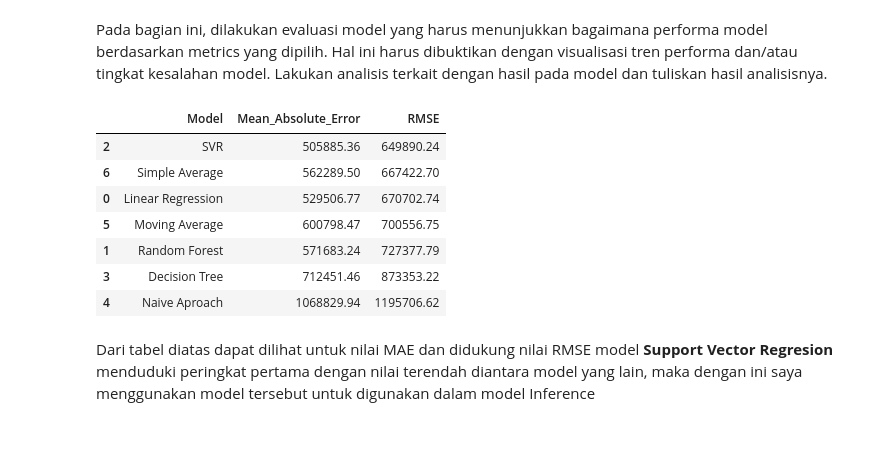
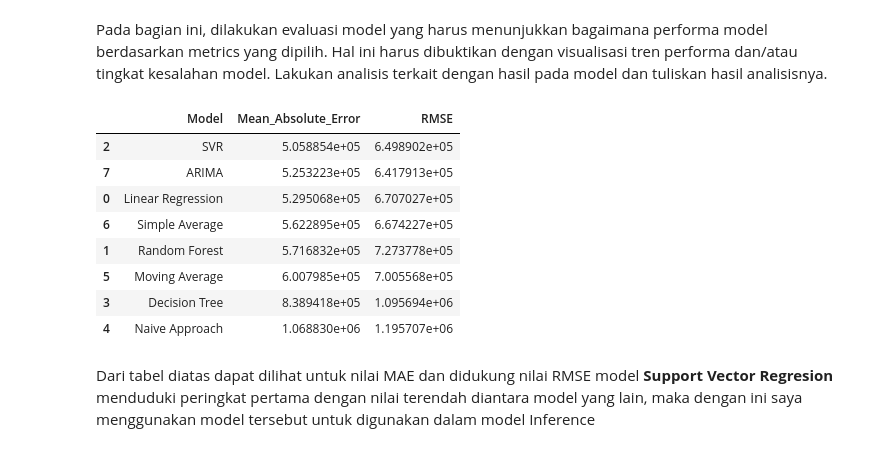
Before and after one commit to andik-alfauzi/Final-Project, a Jupyter notebook: Final_Project_Andik_Al_Fauzi.ipynb, the cells around one changed output. Saved outputs shown, nothing was run; the diff lists cells and outputs as text; code cells hidden in the pictures.

```diff
--- a/Final_Project_Andik_Al_Fauzi.ipynb
+++ b/Final_Project_Andik_Al_Fauzi.ipynb
@@ -164,0 +166,4 @@ Berikut saya rubah format tanggal dari data `week_end_date` dari tipe object men
+# %%
+# Check product_item performance by day
+copyData['day_freq'] = ((copyData['week_end_date'] - copyData['week_start_date']).dt.days)+1
+copyData.head()
@@ -533,6 +599,6 @@ Dapat dilihat dari visualisasi ACF dan PACF diatas, dataset sudah stationer pada
 # %%
 # Define ARIMA model
-arima = ARIMA(sales1['Quantity'], order=(0,0,0))
+arima = ARIMA(sales1['Quantity'], order=(0,0,0), seasonal_order = (0, 0, 0, 4))
 arimaModel = arima.fit()
 print('The AIC is : ', arimaModel.aic)
 # %% [output]
@@ -567,0 +606,6 @@ arimaPred
+# %%
+# Generate predictions for the test set
+predArima = arimaModel.forecast(steps=len(test)+4)
+
+# Display
+predArima
@@ -567,0 +630,6 @@ arimaPred
+# %%
+# Evaluate the model performance (MAE)
+maeArima = mean_absolute_error(predArima[:17], test)
+rmseArima = sqrt(mean_squared_error(predArima[:17], test))
+print(f'MAE Arima : {maeArima}')
+print(f'RMSE Arima : {rmseArima}')
@@ -656,24 +727,25 @@ Pada bagian ini, dilakukan evaluasi model yang harus menunjukkan bagaimana perfo
 # %%
 # Evaluate Model
 evaluateDF = pd.DataFrame({
     'Model' : ['Linear Regression', 'Random Forest', 'SVR', 'Decision Tree',
-               'Naive Aproach', 'Moving Average', 'Simple Average'],
-    'Mean_Absolute_Error' : [maeTestLR, maeTestRF, maeTestSVM, maeTestDT, maeNaive, maeMov, maeSA],
-    'RMSE' : [rmseTestLR, rmseTestRF, rmseTestSVM, rmseTestDT, rmseNaive, rmseMov, rmseSA]
+               'Naive Approach', 'Moving Average', 'Simple Average', 'ARIMA'],
+    'Mean_Absolute_Error' : [maeTestLR, maeTestRF, maeTestSVM, maeTestDT, maeNaive, maeMov, maeSA, maeArima],
+    'RMSE' : [rmseTestLR, rmseTestRF, rmseTestSVM, rmseTestDT, rmseNaive, rmseMov, rmseSA, rmseArima]
 })
 
 # Display
-evaluateDF = evaluateDF.sort_values('RMSE', ascending=True)
+evaluateDF = evaluateDF.sort_values('Mean_Absolute_Error', ascending=True)
 evaluateDF
 # %% [output]
 |  | Model | Mean_Absolute_Error | RMSE |
-| 2 | SVR | 505885.36 | 649890.24 |
-| 6 | Simple Average | 562289.50 | 667422.70 |
-| 0 | Linear Regression | 529506.77 | 670702.74 |
-| 5 | Moving Average | 600798.47 | 700556.75 |
-| 1 | Random Forest | 571683.24 | 727377.79 |
-| 3 | Decision Tree | 712451.46 | 873353.22 |
-| 4 | Naive Aproach | 1068829.94 | 1195706.62 |
+| 2 | SVR | 5.058854e+05 | 6.498902e+05 |
+| 7 | ARIMA | 5.253223e+05 | 6.417913e+05 |
+| 0 | Linear Regression | 5.295068e+05 | 6.707027e+05 |
+| 6 | Simple Average | 5.622895e+05 | 6.674227e+05 |
+| 1 | Random Forest | 5.716832e+05 | 7.273778e+05 |
+| 5 | Moving Average | 6.007985e+05 | 7.005568e+05 |
+| 3 | Decision Tree | 8.389418e+05 | 1.095694e+06 |
+| 4 | Naive Approach | 1.068830e+06 | 1.195707e+06 |
 # %% [markdown]
 Dari tabel diatas dapat dilihat untuk nilai MAE dan didukung nilai RMSE model **Support Vector Regresion** menduduki peringkat pertama dengan nilai terendah diantara model yang lain, maka dengan ini saya menggunakan model tersebut untuk digunakan dalam model Inference
 # %% [markdown]
```
Also changed, not shown: parts of 21 cells of this notebook, 1 other file.
